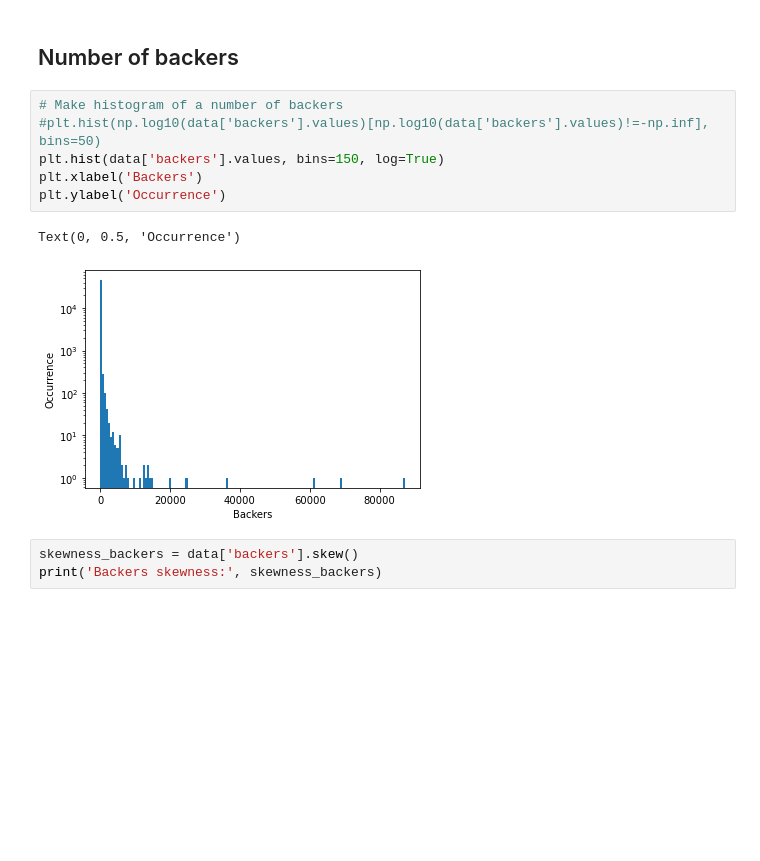
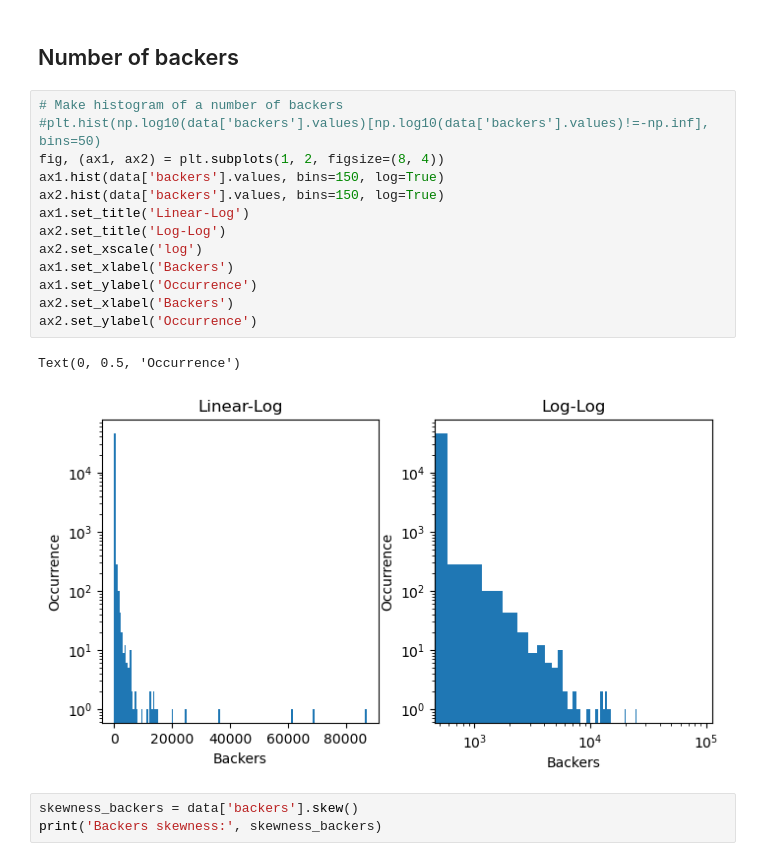
Before and after one commit to agoncharova/kickstarter_analysis, a Jupyter notebook: kickstarter.ipynb, the cells around one changed output. Drawn from its saved outputs; the diff is of its cells as text; blank space fills up the shorter version.

```diff
--- a/kickstarter.ipynb
+++ b/kickstarter.ipynb
@@ -193,12 +200,19 @@ plt.xscale('log')
 # %%
 # Make histogram of a number of backers
 #plt.hist(np.log10(data['backers'].values)[np.log10(data['backers'].values)!=-np.inf], bins=50)
-plt.hist(data['backers'].values, bins=150, log=True)
-plt.xlabel('Backers')
-plt.ylabel('Occurrence')
+fig, (ax1, ax2) = plt.subplots(1, 2, figsize=(8, 4))
+ax1.hist(data['backers'].values, bins=150, log=True)
+ax2.hist(data['backers'].values, bins=150, log=True)
+ax1.set_title('Linear-Log')
+ax2.set_title('Log-Log')
+ax2.set_xscale('log')
+ax1.set_xlabel('Backers')
+ax1.set_ylabel('Occurrence')
+ax2.set_xlabel('Backers')
+ax2.set_ylabel('Occurrence')
 # %% [output]
 Text(0, 0.5, 'Occurrence')
-[figure, old version]
+[figure, new version]
 # %%
 skewness_backers = data['backers'].skew()
 print('Backers skewness:', skewness_backers)
```
Also changed, not shown: parts of 5 cells of this notebook.
